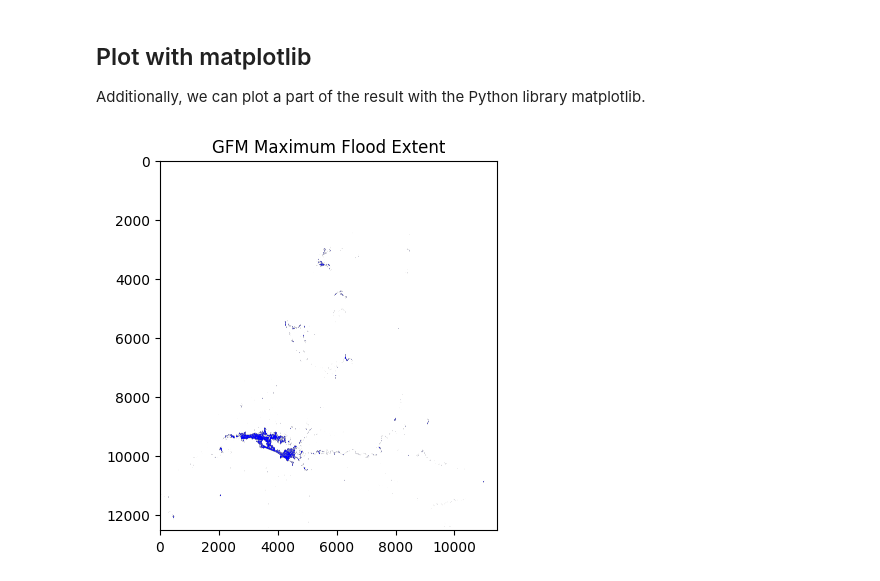
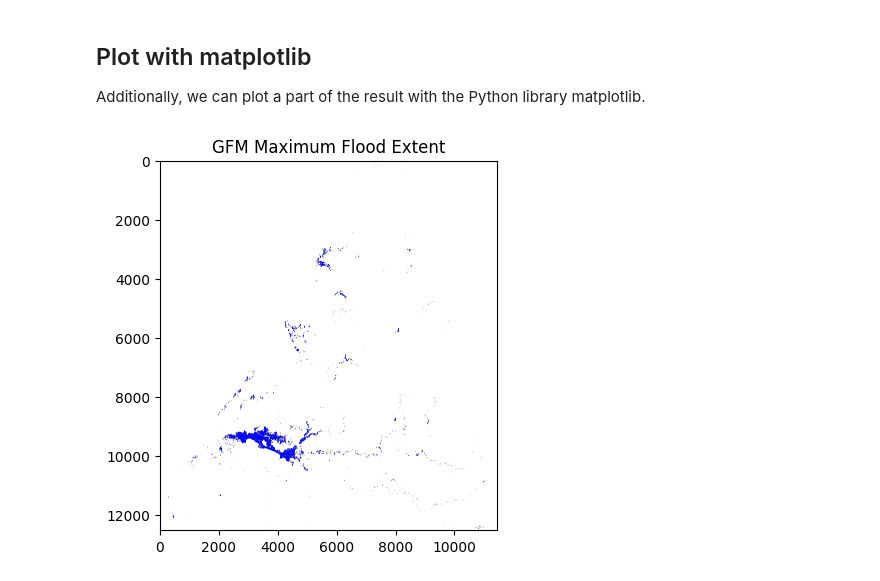
Before and after one commit to eodcgmbh/eodc-examples, a Jupyter notebook: demos/GFM/gfm_maximum_flood_extent_local.ipynb, the cells around one changed output. Cells and saved outputs as stored; diff of their text form; code cells hidden in the pictures.

```diff
--- a/demos/GFM/gfm_maximum_flood_extent_local.ipynb
+++ b/demos/GFM/gfm_maximum_flood_extent_local.ipynb
@@ -135,7 +133,14 @@ binary_result = xr.where(result > 0, 1, 0).astype("uint8")
 
 # Save the computed result to a GeoTIFF file with LZW compression
 output_path = output.joinpath(fname)
-result.rio.to_raster(output_path, compress="LZW")
+binary_result = binary_result.rio.write_crs(crs)
+binary_result.rio.to_raster(
+    output_path,
+    compress="LZW",
+    tiled=True,
+    blockxsize=512,
+    blockysize=512
+)
 # %% [markdown]
 ## Plot with matplotlib
 
@@ -143,11 +148,11 @@ Additionally, we can plot a part of the result with the Python library matplotli
 # %%
 import matplotlib.pyplot as plt
 from matplotlib.colors import ListedColormap
 cmap = ListedColormap(['none', 'blue'])
 
 plt.figure()
-plt.imshow(result, cmap=cmap)
+plt.imshow(binary_result, cmap=cmap)
 plt.title("GFM Maximum Flood Extent")
 plt.show()
 # %% [output]
-[figure, old version]
+[figure, new version]
```
Also changed, not shown: parts of 1 cell of this notebook.
